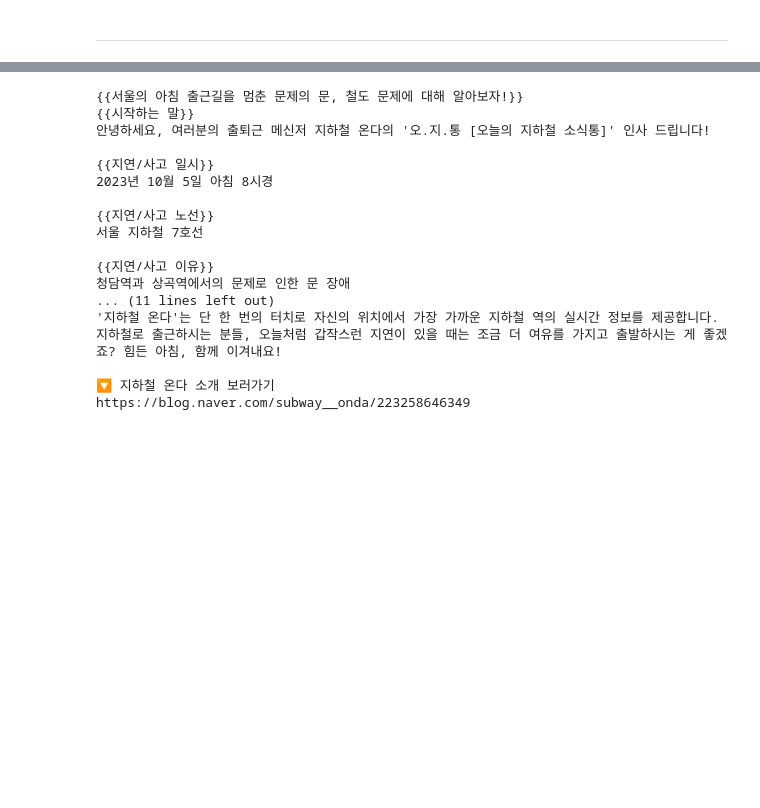
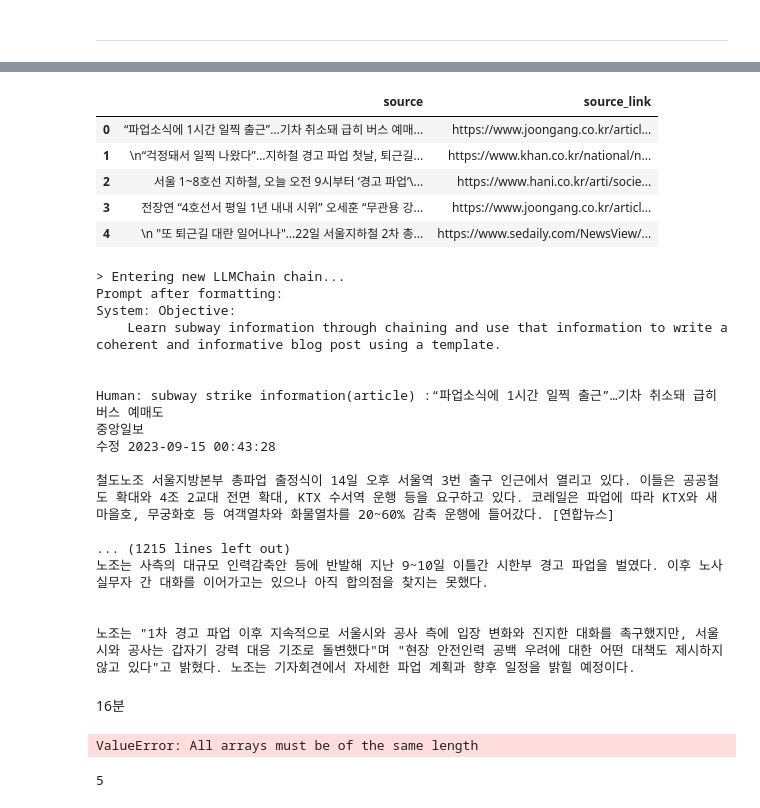
Before and after one commit to Subworkers/ojitong, a Jupyter notebook: data/통합/지연_통합.ipynb, the cells around one changed output, grey strips where cells are left out. Saved outputs shown, nothing was run; the diff lists cells and outputs as text; code cells hidden in the pictures; blank space fills up the shorter version.

```diff
--- a/data/통합/지연_통합.ipynb
+++ b/data/통합/지연_통합.ipynb
@@ -566,20 +610,2 @@ df
-# %%
-print(df.iloc[0,3])
-# %% [output]
-{{서울의 아침 출근길을 멈춘 문제의 문, 철도 문제에 대해 알아보자!}}
-{{시작하는 말}}
-안녕하세요, 여러분의 출퇴근 메신저 지하철 온다의 '오.지.통 [오늘의 지하철 소식통]' 인사 드립니다!
-
-{{지연/사고 일시}}
-2023년 10월 5일 아침 8시경
-
-{{지연/사고 노선}}
-서울 지하철 7호선
-
-{{지연/사고 이유}}
-청담역과 상곡역에서의 문제로 인한 문 장애
-... (11 lines left out)
-'지하철 온다'는 단 한 번의 터치로 자신의 위치에서 가장 가까운 지하철 역의 실시간 정보를 제공합니다. 지하철로 출근하시는 분들, 오늘처럼 갑작스런 지연이 있을 때는 조금 더 여유를 가지고 출발하시는 게 좋겠죠? 힘든 아침, 함께 이겨내요!
-
-🔽 지하철 온다 소개 보러가기
-https://blog.naver.com/subway__onda/223258646349
+# %%
+source_link=["https://www.joongang.co.kr/article/25192582#home","https://www.khan.co.kr/national/national-general/article/202311091911001","https://www.hani.co.kr/arti/society/rights/1115544.html","https://www.joongang.co.kr/article/25131013#home","https://www.sedaily.com/NewsView/29X8F079IZ"]
@@ -585,0 +715,9 @@ https://blog.naver.com/subway__onda/223258646349
+# %%
+pd.DataFrame({"source":source,"source_link":source_link})
+# %% [output]
+|  | source | source_link |
+| 0 | “파업소식에 1시간 일찍 출근”…기차 취소돼 급히 버스 예매... | https://www.joongang.co.kr/articl... |
+| 1 | \n“걱정돼서 일찍 나왔다”…지하철 경고 파업 첫날, 퇴근길... | https://www.khan.co.kr/national/n... |
+| 2 | 서울 1~8호선 지하철, 오늘 오전 9시부터 ‘경고 파업’\... | https://www.hani.co.kr/arti/socie... |
+| 3 | 전장연 “4호선서 평일 1년 내내 시위” 오세훈 “무관용 강... | https://www.joongang.co.kr/articl... |
+| 4 | \n "또 퇴근길 대란 일어나나"…22일 서울지하철 2차 총... | https://www.sedaily.com/NewsView/... |
@@ -585,0 +732,46 @@ https://blog.naver.com/subway__onda/223258646349
+# %%
+for i in source:
+    result_blog=text_generation(source_content=i,category="strike")
+    result.append(result_blog)
+    print(f"finish {i}")
+    consistency.append(evaluate_blog(result_blog,eval[0],i))
+    humanlikeness.append(evaluate_blog(result_blog,eval[4]))
+    fluency.append(evaluate_blog(result_blog,eval[3]))
+    friendliness.append(evaluate_blog(result_blog,eval[2]))
+    coherence.append(evaluate_blog(result_blog,eval[1]))
+    readability.append(evaluate_blog(result_blog,eval[5]))
+    print(f"finish_eval {i}")
+# %% [output]
+> Entering new LLMChain chain...
+Prompt after formatting:
+System: Objective:
+    Learn subway information through chaining and use that information to write a coherent and informative blog post using a template.
+
+
+Human: subway strike information(article) :“파업소식에 1시간 일찍 출근”…기차 취소돼 급히 버스 예매도
+중앙일보
+수정 2023-09-15 00:43:28
+
+철도노조 서울지방본부 총파업 출정식이 14일 오후 서울역 3번 출구 인근에서 열리고 있다. 이들은 공공철도 확대와 4조 2교대 전면 확대, KTX 수서역 운행 등을 요구하고 있다. 코레일은 파업에 따라 KTX와 새마을호, 무궁화호 등 여객열차와 화물열차를 20~60% 감축 운행에 들어갔다. [연합뉴스]
+
+... (1215 lines left out)
+노조는 사측의 대규모 인력감축안 등에 반발해 지난 9~10일 이틀간 시한부 경고 파업을 벌였다. 이후 노사 실무자 간 대화를 이어가고는 있으나 아직 합의점을 찾지는 못했다.
+
+
+노조는 "1차 경고 파업 이후 지속적으로 서울시와 공사 측에 입장 변화와 진지한 대화를 촉구했지만, 서울시와 공사는 갑자기 강력 대응 기조로 돌변했다"며 "현장 안전인력 공백 우려에 대한 어떤 대책도 제시하지 않고 있다"고 밝혔다. 노조는 기자회견에서 자세한 파업 계획과 향후 일정을 밝힐 예정이다.
+# %% [markdown]
+16분
+# %%
+pd.DataFrame({"source":source+[0],"source_link":source_link+[0],"result":result[:],"cosistency":consistency,"coherence":coherence,"fluency":fluency,"friendliness":friendliness+[0],"h,"readability":readability+[0]})
+# %% [output]
+ValueError: All arrays must be of the same length
+# %%
+len(consistency)
+len(coherence)
+len(friendliness)
+len(fluency)
+len(humanlikeness)
+# len(readability)
+# len(result)
+# %% [output]
+5
```
Also changed, not shown: parts of 24 cells of this notebook, 1 other file.
